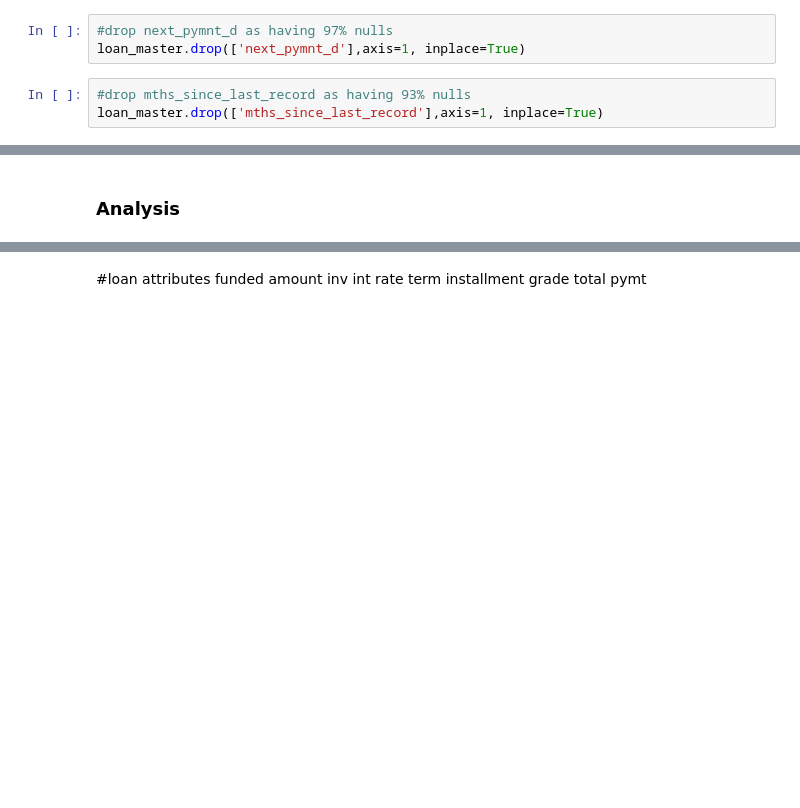
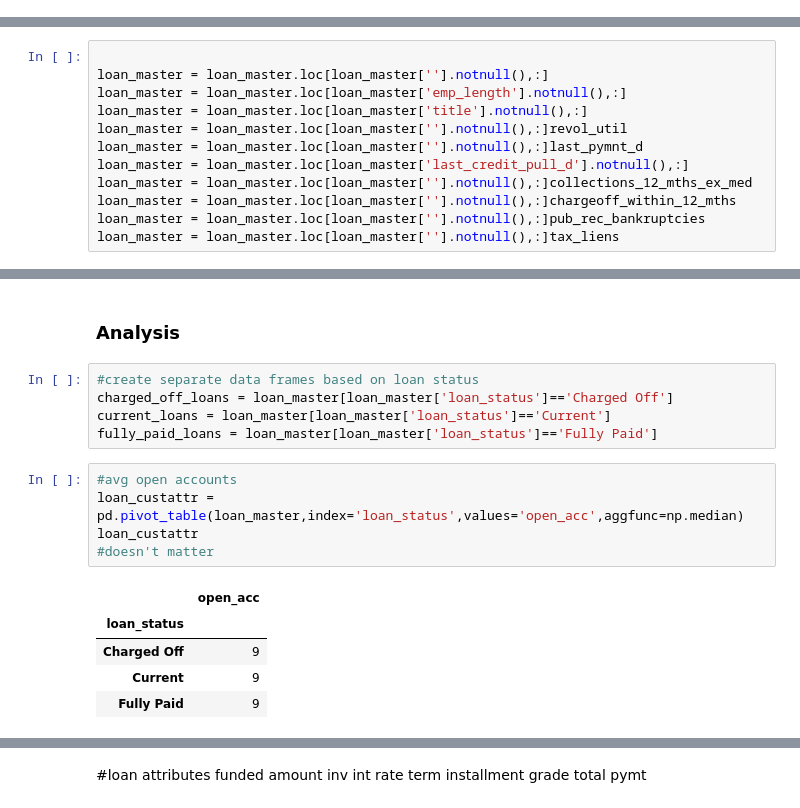
Before and after one commit to Utkarsh4610/LendingClub, a Jupyter notebook: LendingClubCaseStudy.ipynb, the cells around one changed output, grey strips where cells are left out. Drawn from its saved outputs; the diff is of its cells as text; blank space fills up the shorter version.

```diff
--- a/LendingClubCaseStudy.ipynb
+++ b/LendingClubCaseStudy.ipynb
@@ -69,7 +74 @@ tax_liens                      0.1
 dtype: float64
-# %%
-#drop next_pymnt_d as having 97% nulls
-loan_master.drop(['next_pymnt_d'],axis=1, inplace=True)
-# %%
-#drop mths_since_last_record as having 93% nulls
-loan_master.drop(['mths_since_last_record'],axis=1, inplace=True)
@@ -82,3 +108,15 @@ loan_master = loan_master.loc[loan_master['emp_length'].notnull(),:]
+# %%
+
+loan_master = loan_master.loc[loan_master[''].notnull(),:]
+loan_master = loan_master.loc[loan_master['emp_length'].notnull(),:]
+loan_master = loan_master.loc[loan_master['title'].notnull(),:]
+loan_master = loan_master.loc[loan_master[''].notnull(),:]revol_util
+loan_master = loan_master.loc[loan_master[''].notnull(),:]last_pymnt_d
+loan_master = loan_master.loc[loan_master['last_credit_pull_d'].notnull(),:]
+loan_master = loan_master.loc[loan_master[''].notnull(),:]collections_12_mths_ex_med
+loan_master = loan_master.loc[loan_master[''].notnull(),:]chargeoff_within_12_mths
+loan_master = loan_master.loc[loan_master[''].notnull(),:]pub_rec_bankruptcies
+loan_master = loan_master.loc[loan_master[''].notnull(),:]tax_liens
 # %% [markdown]
 #### Data Cleaning - Drop irrelevant columns
 # %%
@@ -184,2 +220,18 @@ loan_master.head()
 # %% [markdown]
 ### Analysis
+# %%
+#create separate data frames based on loan status
+charged_off_loans = loan_master[loan_master['loan_status']=='Charged Off']
+current_loans = loan_master[loan_master['loan_status']=='Current']
+fully_paid_loans = loan_master[loan_master['loan_status']=='Fully Paid']
+# %%
+#avg open accounts
+loan_custattr = pd.pivot_table(loan_master,index='loan_status',values='open_acc',aggfunc=np.median)
+loan_custattr
+#doesn't matter
+# %% [output]
+|  | open_acc |
+| loan_status |  |
+| Charged Off | 9 |
+| Current | 9 |
+| Fully Paid | 9 |
```
Also changed, not shown: parts of 25 cells of this notebook.
